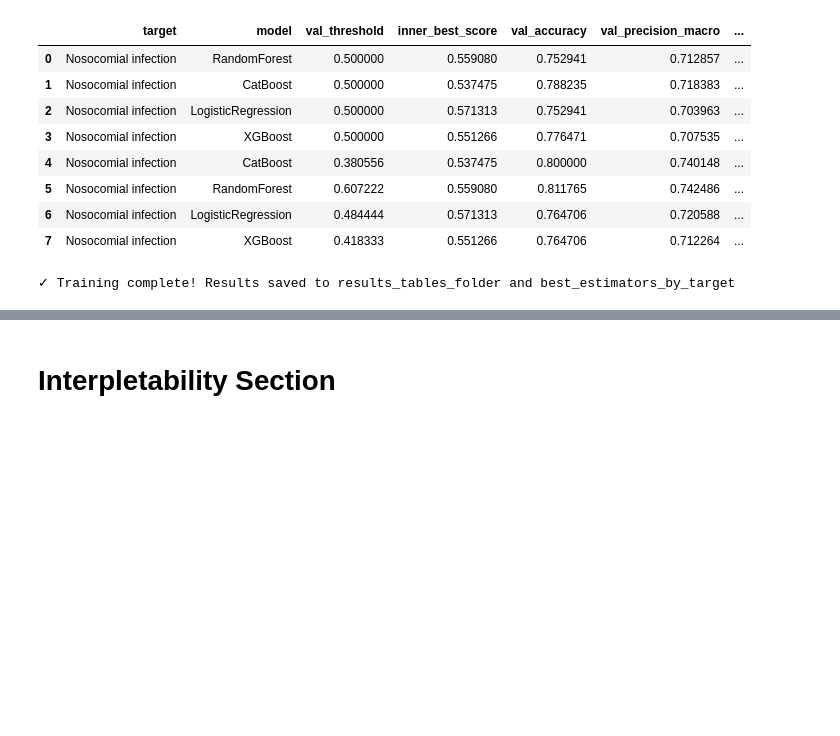
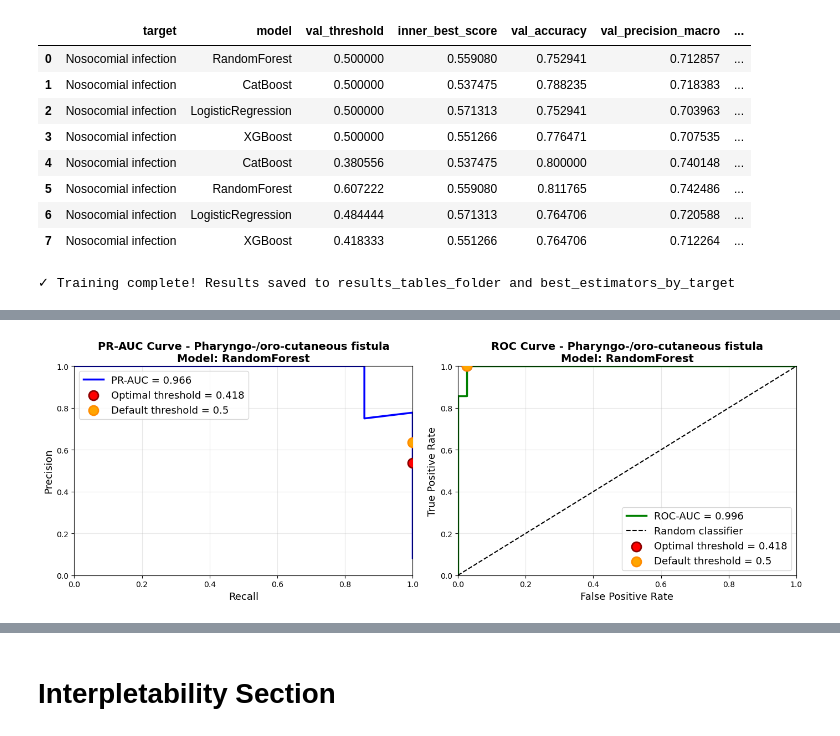
Before and after one commit to adsp-polito/2026-P6-ENT-icipate, a Jupyter notebook: adsp_notebook.ipynb, the cells around one changed output, grey strips where cells are left out. Cells and saved outputs as stored; diff of their text form; code cells hidden in the pictures; blank space fills up the shorter version.

```diff
--- a/adsp_notebook.ipynb
+++ b/adsp_notebook.ipynb
@@ -1111,0 +1130,82 @@ TEST Confusion Matrix:
+# %%
+from sklearn.metrics import precision_recall_curve, roc_curve, auc
+
+for target in TARGETS_TO_RUN:
+    if target not in best_estimators_by_target:
+        continue
+
+    pipe = best_estimators_by_target[target]
+    threshold = best_thresholds_by_target[target]
+    model_name = val_best_df.loc[val_best_df["target"] == target, "model"].iloc[0]
+
+    # Get predictions for val set
+    y_val_target = y_val[target].values
+    y_pred_proba = pipe.predict_proba(X_val)[:, 1]
+
+    # Calculate PR and ROC curves
+    precision, recall, pr_thresholds = precision_recall_curve(y_val_target, y_pred_proba)
+    fpr, tpr, roc_thresholds = roc_curve(y_val_target, y_pred_proba)
+
+    pr_auc_val = auc(recall, precision)
+    roc_auc_val = auc(fpr, tpr)
+
+    # Find index for optimal threshold
+    idx_pr_opt = np.argmin(np.abs(pr_thresholds[:-1] - threshold))
+    recall_at_thresh_opt = recall[idx_pr_opt]
+    precision_at_thresh_opt = precision[idx_pr_opt]
+
+    idx_roc_opt = np.argmin(np.abs(roc_thresholds - threshold))
+    fpr_at_thresh_opt = fpr[idx_roc_opt]
+    tpr_at_thresh_opt = tpr[idx_roc_opt]
+
+    # Find index for default threshold (0.5)
+    idx_pr_def = np.argmin(np.abs(pr_thresholds[:-1] - 0.5))
+    recall_at_thresh_def = recall[idx_pr_def]
+    precision_at_thresh_def = precision[idx_pr_def]
+
+    idx_roc_def = np.argmin(np.abs(roc_thresholds - 0.5))
+    fpr_at_thresh_def = fpr[idx_roc_def]
+    tpr_at_thresh_def = tpr[idx_roc_def]
+
+    # Plot both curves side by side
+    fig, axes = plt.subplots(1, 2, figsize=(14, 5))
+
+    # PR-AUC Curve
+    axes[0].plot(recall, precision, color='blue', lw=2.5, label=f'PR-AUC = {pr_auc_val:.3f}')
+    axes[0].scatter(recall_at_thresh_opt, precision_at_thresh_opt, color='red', s=150, zorder=5, label=f'Optimal threshold = {threshold:.3f}', edgecolors='darkred', linewidth=2)
+    axes[0].scatter(recall_at_thresh_def, precision_at_thresh_def, color='orange', s=150, zorder=5, label='Default threshold = 0.5', edgecolors='darkorange', linewidth=2)
+    axes[0].set_xlabel('Recall', fontsize=13)
+    axes[0].set_ylabel('Precision', fontsize=13)
+    axes[0].set_title(f'PR-AUC Curve - {target}\nModel: {model_name}', fontsize=14, fontweight='bold')
+    axes[0].legend(loc='best', fontsize=13)
+    axes[0].grid(True, alpha=0.3)
+    axes[0].set_xlim([0, 1])
+    axes[0].set_ylim([0, 1])
+
+    # ROC Curve
+    axes[1].plot(fpr, tpr, color='green', lw=2.5, label=f'ROC-AUC = {roc_auc_val:.3f}')
+    axes[1].plot([0, 1], [0, 1], 'k--', lw=1.5, label='Random classifier')
+    axes[1].scatter(fpr_at_thresh_opt, tpr_at_thresh_opt, color='red', s=150, zorder=5, label=f'Optimal threshold = {threshold:.3f}', edgecolors='darkred', linewidth=2)
+    axes[1].scatter(fpr_at_thresh_def, tpr_at_thresh_def, color='orange', s=150, zorder=5, label='Default threshold = 0.5', edgecolors='darkorange', linewidth=2)
+    axes[1].set_xlabel('False Positive Rate', fontsize=13)
+    axes[1].set_ylabel('True Positive Rate', fontsize=13)
+    axes[1].set_title(f'ROC Curve - {target}\nModel: {model_name}', fontsize=14, fontweight='bold')
+    axes[1].legend(loc='best', fontsize=13)
+    axes[1].grid(True, alpha=0.3)
+    axes[1].set_xlim([0, 1])
+    axes[1].set_ylim([0, 1])
+
+    plt.tight_layout()
+    plt.savefig(os.path.join(plots_folder, f"{safe_filename(target)}_{safe_filename(model_name)}_val_pr_roc_curves.png"))
+    plt.show()
+
+    print(f"\n✓ {target}")
+    print(f"  Model: {model_name}")
+    print(f"  Optimal threshold: {threshold:.4f}")
+    print(f"  At optimal threshold - Precision: {precision_at_thresh_opt:.3f}, Recall: {recall_at_thresh_opt:.3f}")
+    print(f"  At default threshold (0.5) - Precision: {precision_at_thresh_def:.3f}, Recall: {recall_at_thresh_def:.3f}")
+    print(f"  PR-AUC: {pr_auc_val:.4f} | ROC-AUC: {roc_auc_val:.4f}")
+
+print("\n" + "="*80)
+# %% [output]
+[figure, added]
```
Also changed, not shown: parts of 8 cells of this notebook, 1 other file.
